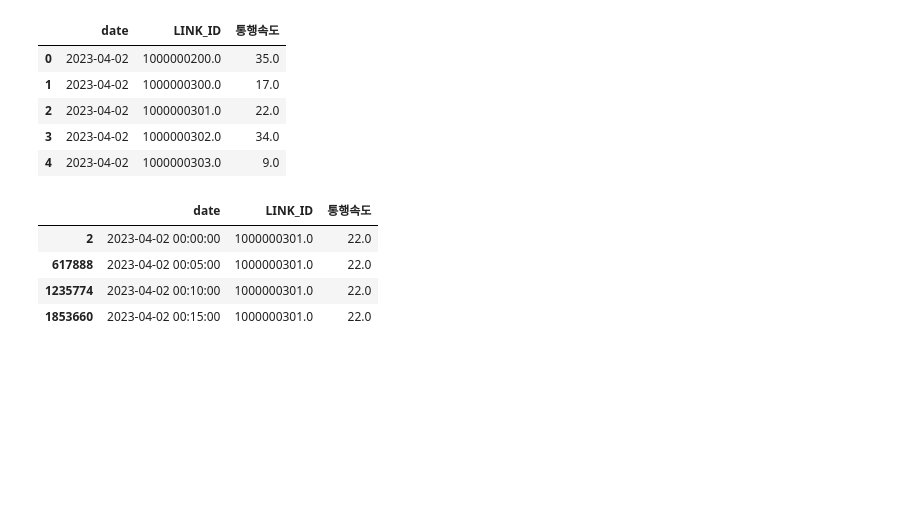
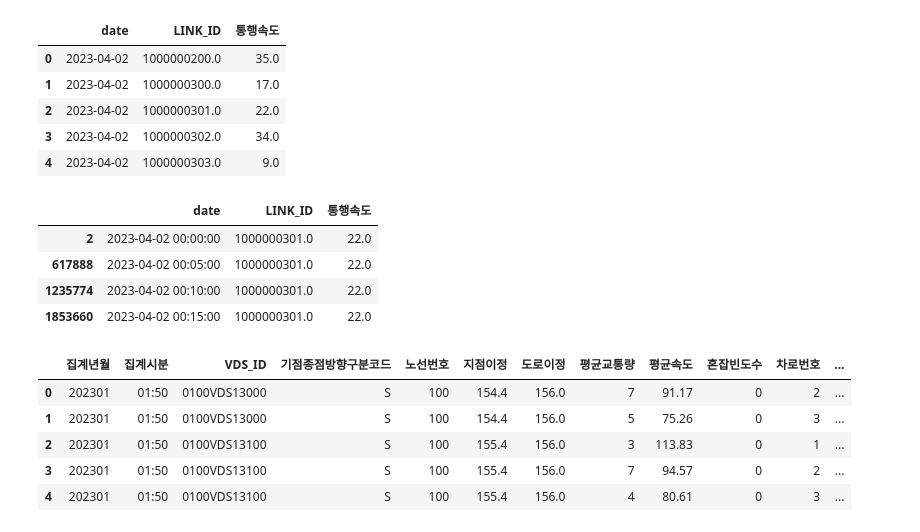
Before and after one commit to danawls/traffic_models, a Jupyter notebook: data_combine/1-1.ipynb, the cells around one changed output. Saved outputs shown, nothing was run; the diff lists cells and outputs as text; code cells hidden in the pictures; blank space fills up the shorter version.

```diff
--- a/data_combine/1-1.ipynb
+++ b/data_combine/1-1.ipynb
@@ -4,18 +4,18 @@ import dask.dataframe as ddf
 import numpy as np
 # %%
 c = ddf.read_csv('/Volumes/Expansion/traffic-prediction/data/its-소통/4/its_c_4_2_m1.csv', dtype={'링크ID':'object'})
-# e = ddf.read_csv('/Volumes/Expansion/traffic-prediction/data/its-돌발/1/its_e_1_1_m1.csv', dtype='object')
-# w = ddf.read_csv('/Volumes/Expansion/traffic-prediction/data/기상청-방재/weather_1_m1.csv')
-# r = ddf.read_csv('/Volumes/Expansion/traffic-prediction/data/도로 데이터/road(info)_m1.csv')
-# area = ddf.read_csv(
-#     '/Volumes/Expansion/traffic-prediction/data/전국교통사고다발지역표준데이터/전국교통사고다발지역표준데이터.csv')
-# cam = ddf.read_csv(
-#     '/Volumes/Expansion/traffic-prediction/data/전국무인교통단속카메라표준데이터/전국무인교통단속카메라표준데이터_m1.csv')
-# node = ddf.read_csv('/Volumes/Expansion/traffic-prediction/data/표준노드링크/data/node_m1.csv')
-# link = ddf.read_csv('/Volumes/Expansion/traffic-prediction/data/표준노드링크/data/link_m1.csv')
-# men = ddf.read_csv(
-#     '/Volumes/Expansion/traffic-prediction/data/행정안전부_지역별(행정동) 성별 연령별 주민등록 인구수/행정안전부_지역별(행정동) 성별 연령별 주민등록 인구수_20240731.csv')
-# con = ddf.read_csv('/Volumes/Expansion/traffic-prediction/data/혼잡빈도/confusion_1_m1.csv')
+e = ddf.read_csv('/Volumes/Expansion/traffic-prediction/data/its-돌발/1/its_e_1_1_m1.csv', dtype='object')
+w = ddf.read_csv('/Volumes/Expansion/traffic-prediction/data/기상청-방재/weather_1_m1.csv')
+r = ddf.read_csv('/Volumes/Expansion/traffic-prediction/data/도로 데이터/road(info)_m1.csv')
+area = ddf.read_csv(
+    '/Volumes/Expansion/traffic-prediction/data/전국교통사고다발지역표준데이터/전국교통사고다발지역표준데이터.csv')
+cam = ddf.read_csv(
+    '/Volumes/Expansion/traffic-prediction/data/전국무인교통단속카메라표준데이터/전국무인교통단속카메라표준데이터_m1.csv')
+node = ddf.read_csv('/Volumes/Expansion/traffic-prediction/data/표준노드링크/data/node_m1.csv')
+link = ddf.read_csv('/Volumes/Expansion/traffic-prediction/data/표준노드링크/data/link_m1.csv')
+men = ddf.read_csv(
+    '/Volumes/Expansion/traffic-prediction/data/행정안전부_지역별(행정동) 성별 연령별 주민등록 인구수/행정안전부_지역별(행정동) 성별 연령별 주민등록 인구수_20240731.csv')
+con = ddf.read_csv('/Volumes/Expansion/traffic-prediction/data/혼잡빈도/confusion_1_m1.csv')
 # %%
 e = e.drop(['관리기관', 'X', 'Y', '돌발종료일시', '도로타입', '도로번호', '방향', '도로명', '돌발구분', '돌발내용'], axis=1)
 # %%
@@ -499,3 +499,12 @@ c[c['LINK_ID'] == '1000000301.0'].head()
 | 617888 | 2023-04-02 00:05:00 | 1000000301.0 | 22.0 |
 | 1235774 | 2023-04-02 00:10:00 | 1000000301.0 | 22.0 |
 | 1853660 | 2023-04-02 00:15:00 | 1000000301.0 | 22.0 |
+# %%
+con.head()
+# %% [output]
+|  | 집계년월 | 집계시분 | VDS_ID | 기점종점방향구분코드 | 노선번호 | 지점이정 | 도로이정 | 평균교통량 | 평균속도 | 혼잡빈도수 | 차로번호 | ... |
+| 0 | 202301 | 01:50 | 0100VDS13000 | S | 100 | 154.4 | 156.0 | 7 | 91.17 | 0 | 2 | ... |
+| 1 | 202301 | 01:50 | 0100VDS13000 | S | 100 | 154.4 | 156.0 | 5 | 75.26 | 0 | 3 | ... |
+| 2 | 202301 | 01:50 | 0100VDS13100 | S | 100 | 155.4 | 156.0 | 3 | 113.83 | 0 | 1 | ... |
+| 3 | 202301 | 01:50 | 0100VDS13100 | S | 100 | 155.4 | 156.0 | 7 | 94.57 | 0 | 2 | ... |
+| 4 | 202301 | 01:50 | 0100VDS13100 | S | 100 | 155.4 | 156.0 | 4 | 80.61 | 0 | 3 | ... |
```
Also changed, not shown: parts of 9 cells of this notebook, 22 other files.
